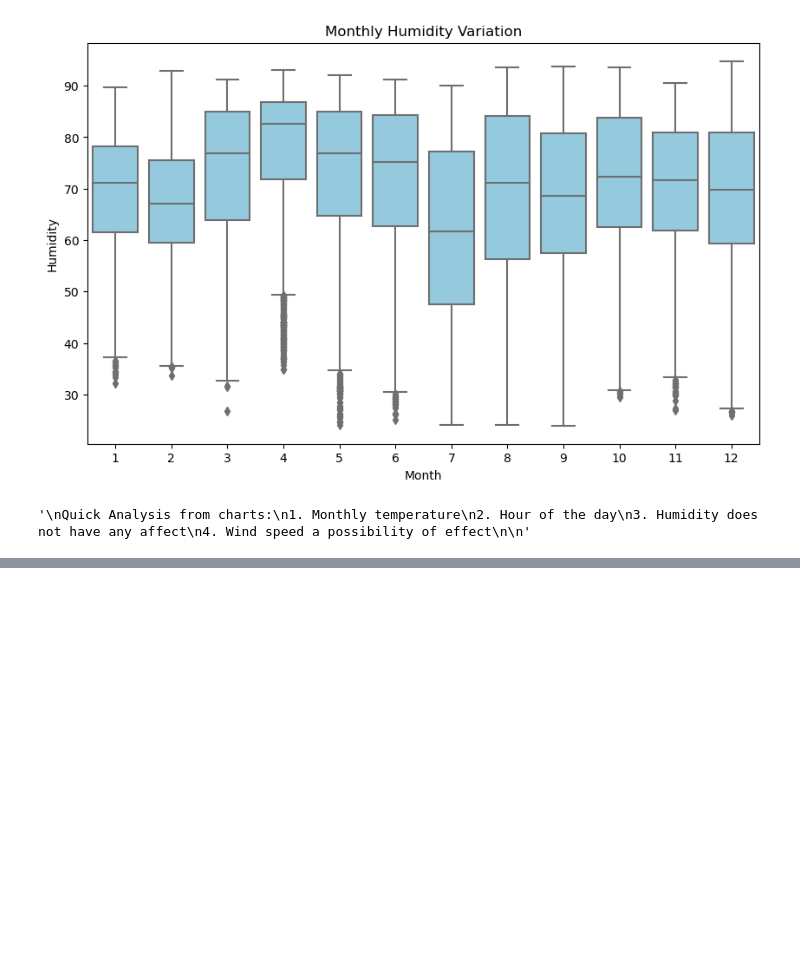
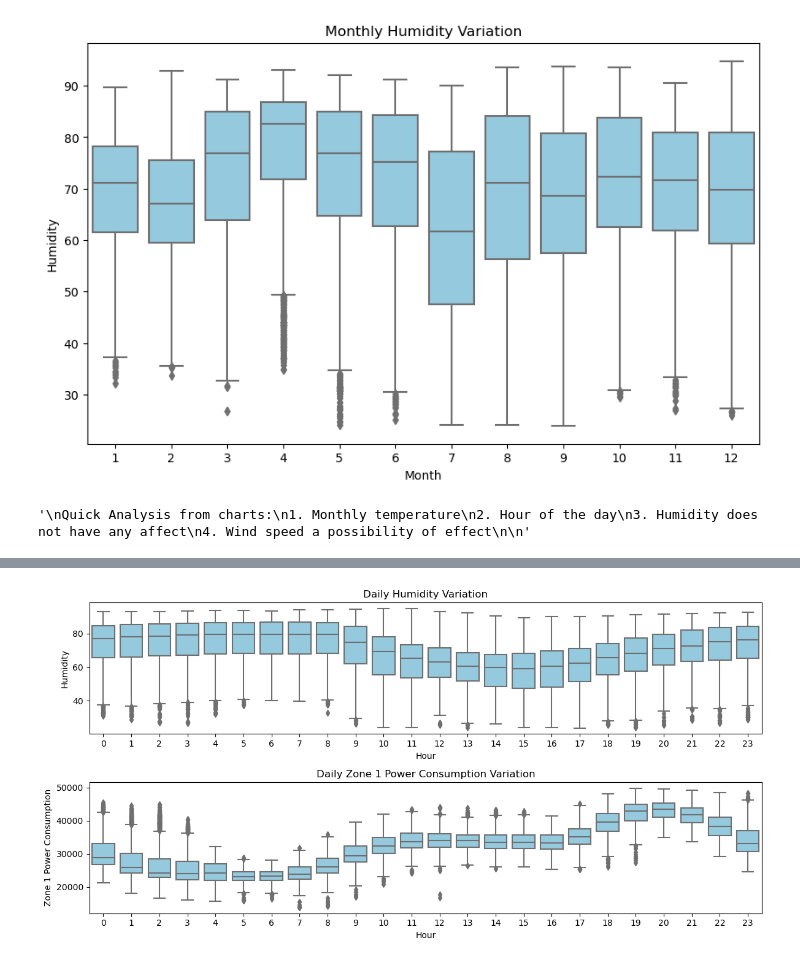
Before and after one commit to cknguyen123/CSE_143_Group_18_Project, a Jupyter notebook: Final_Project_data_vis_and_analysis.ipynb, the cells around one changed output, grey strips where cells are left out. Cells and saved outputs as stored; diff of their text form; code cells hidden in the pictures; blank space fills up the shorter version.

```diff
--- a/Final_Project_data_vis_and_analysis.ipynb
+++ b/Final_Project_data_vis_and_analysis.ipynb
@@ -460,0 +511,4 @@ Quick Analysis from charts:
+# %%
+plotFeatureZoneVariation(data, 'Humidity', 'Zone 1 Power Consumption')
+# %% [output]
+[figure, added]
```
Also changed, not shown: parts of 9 cells of this notebook, 1 other file.
